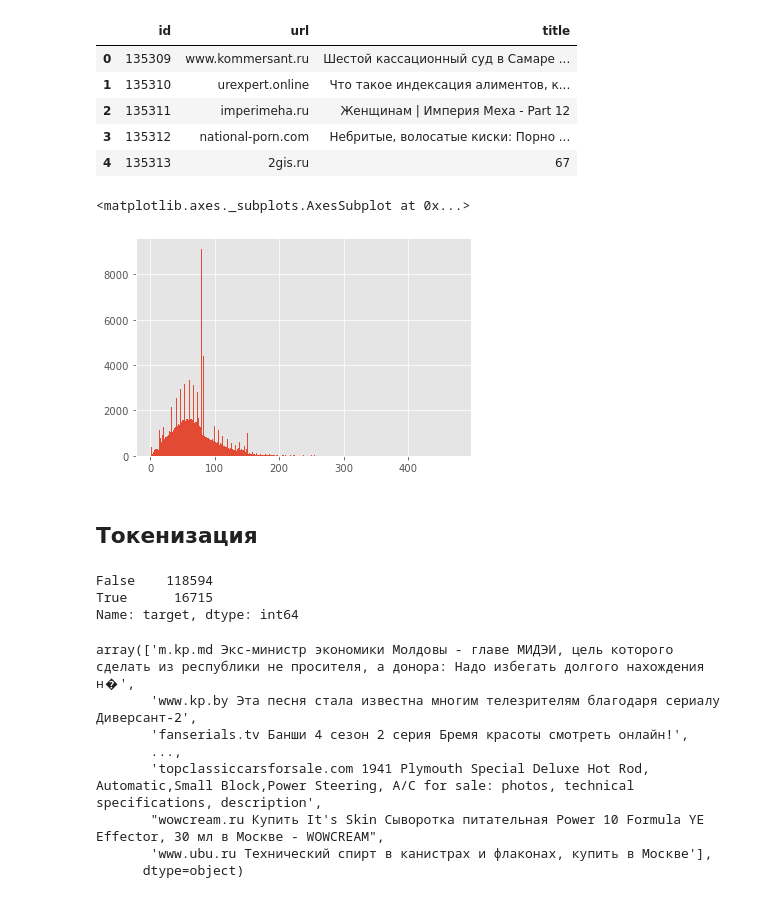
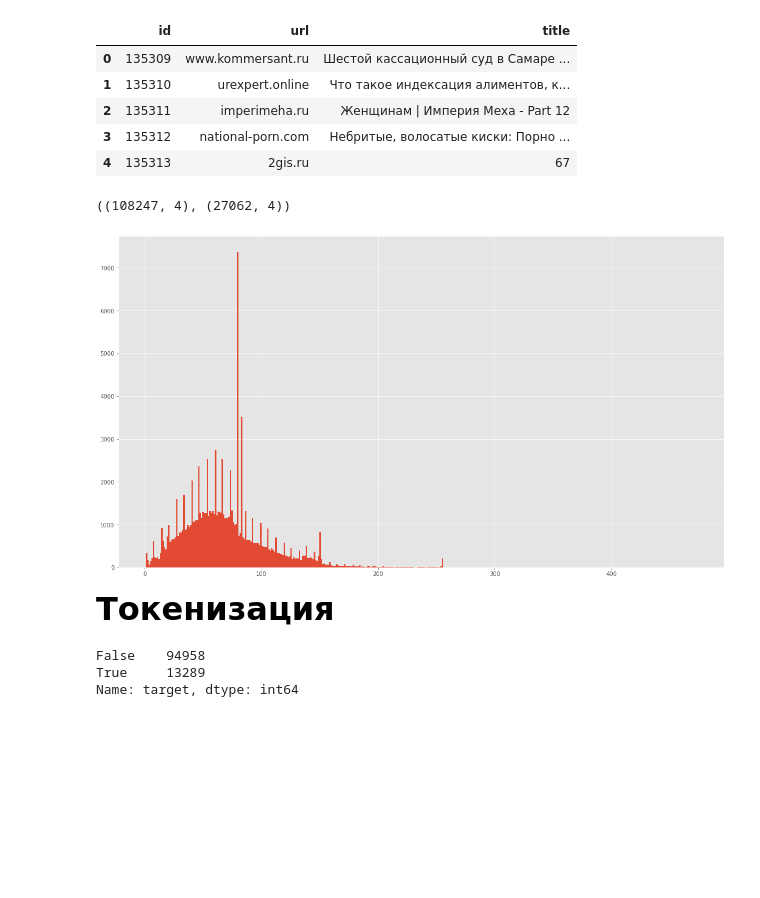
Before and after one commit to RomanSafronenkov/Kaggle, a Jupyter notebook: Технопарк/Kaggle Porn Detection/Safronenkov R. S. PORN DETECTION KAGGLE.ipynb, the cells around one changed output. Cells and saved outputs as stored; diff of their text form; code cells hidden in the pictures; blank space fills up the shorter version.

```diff
--- a/Технопарк/Kaggle Porn Detection/Safronenkov R. S. PORN DETECTION KAGGLE.ipynb
+++ b/Технопарк/Kaggle Porn Detection/Safronenkov R. S. PORN DETECTION KAGGLE.ipynb
@@ -25,7 +54,7 @@ def tokenize_text(text):
 # %%
-train_df = pd.read_csv("./data/train.csv")
+df_train = pd.read_csv("./data/train.csv")
 
-train_df.head()
+df_train.head()
 # %% [output]
 |  | id | url | title | target |
 | 0 | 0 | m.kp.md | Экс-министр экономики Молдовы - г... | False |
@@ -44,16 +73,26 @@ test_df.head()
 | 2 | 135311 | imperimeha.ru | Женщинам | Империя Меха - Part 12 |
 | 3 | 135312 | national-porn.com | Небритые, волосатые киски: Порно ... |
 | 4 | 135313 | 2gis.ru | 67 |
+# %%
+train_df, val_df, tar_train, tar_val = train_test_split(df_train.drop('target', axis=1), df_train.target,
+                                                  test_size=0.2, random_state=seed)
+# %%
+train_df = train_df.join(tar_train)
+val_df = val_df.join(tar_val)
+# %%
+train_df.shape, val_df.shape
+# %% [output]
+((108247, 4), (27062, 4))
 # %%
-train_df.title.str.len().hist(bins=400)
+train_df.title.str.len().hist(bins=400, figsize=(19.20, 10.80))
+plt.show()
 # %% [output]
-<matplotlib.axes._subplots.AxesSubplot at 0x...>
-[figure, old version]
+[figure, new version]
-# %% [markdown]
-<h2>Токенизация</h2>
+# %% [markdown]
+<font color='black' size=6 face='Times New Roman'><b>Токенизация</b></font>
 # %%
 train_df["target"].value_counts()
 # %% [output]
-False    118594
-True      16715
+False    94958
+True     13289
 Name: target, dtype: int64
@@ -62,12 +98,0 @@ train_df['url_title'] = train_df['url'] + ' ' + train_df['title']
-# %%
-corpus = train_df.url_title.values
-corpus
-# %% [output]
-array(['m.kp.md Экс-министр экономики Молдовы - главе МИДЭИ, цель которого сделать из республики не просителя, а донора: Надо избегать долгого нахождения н�',
-       'www.kp.by Эта песня стала известна многим телезрителям благодаря сериалу Диверсант-2',
-       'fanserials.tv Банши 4 сезон 2 серия Бремя красоты смотреть онлайн!',
-       ...,
-       'topclassiccarsforsale.com 1941 Plymouth Special Deluxe Hot Rod, Automatic,Small Block,Power Steering, A/C for sale: photos, technical specifications, description',
-       "wowcream.ru Купить It's Skin Сыворотка питательная Power 10 Formula YE Effector, 30 мл в Москве - WOWCREAM",
-       'www.ubu.ru Технический спирт в канистрах и флаконах, купить в Москве'],
-      dtype=object)
```
Also changed, not shown: parts of 51 cells of this notebook, 3 other files.
